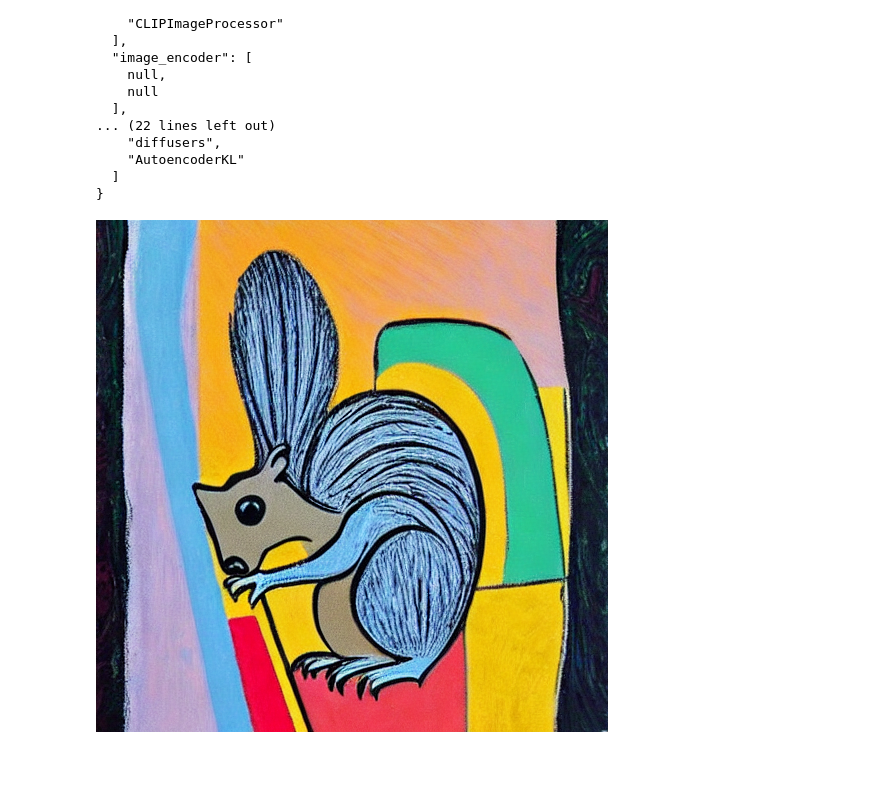
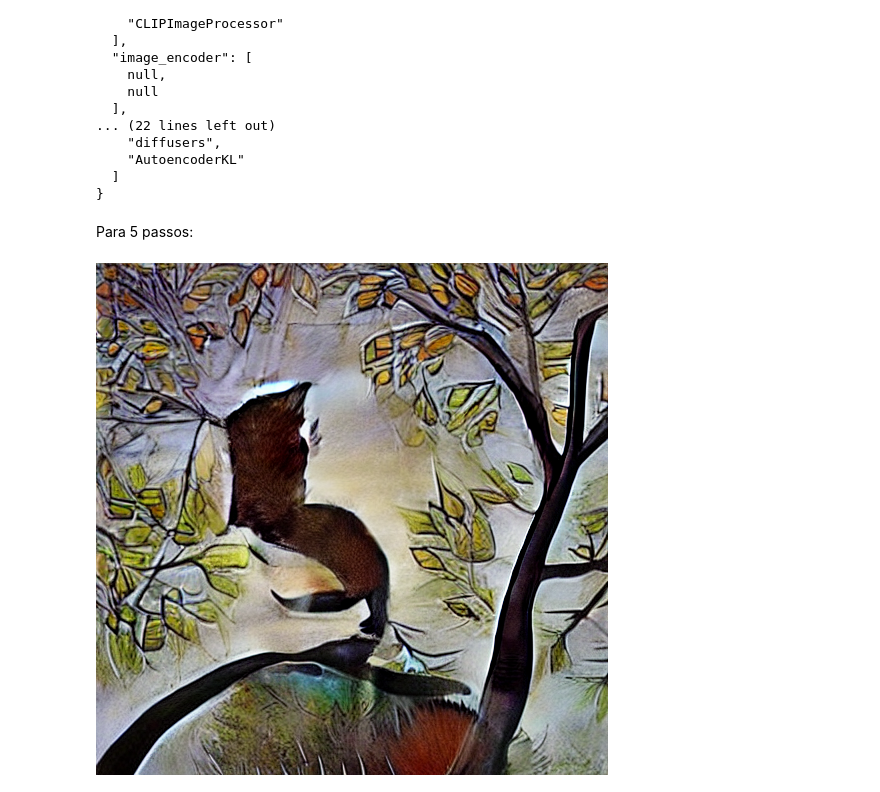
Before and after one commit to dvccs99/atv-vcomp-RRIA, a Jupyter notebook: vcomp/diffusion_model.ipynb, the cells around one changed output. Saved outputs shown, nothing was run; the diff lists cells and outputs as text; code cells hidden in the pictures; blank space fills up the shorter version.

```diff
--- a/vcomp/diffusion_model.ipynb
+++ b/vcomp/diffusion_model.ipynb
@@ -49,8 +51,10 @@ StableDiffusionPipeline {
     "AutoencoderKL"
   ]
 }
+# %% [markdown]
+Para 5 passos:
 # %%
-image = pipeline("An image of a squirrel in Picasso style").images[0]
+image = pipeline("An image of a squirrel in artistic style", num_inference_steps=5).images[0]
 image
 # %% [output]
-[figure, old version]
+[figure, new version]
```
Also changed, not shown: parts of 10 cells of this notebook.
